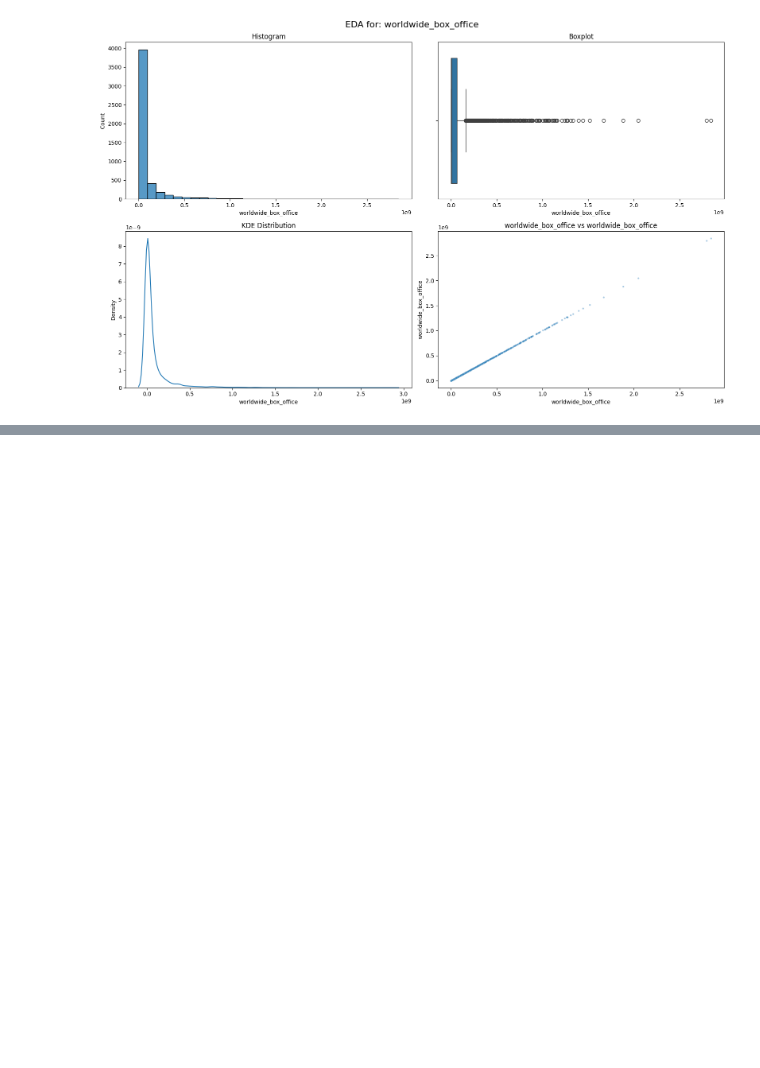
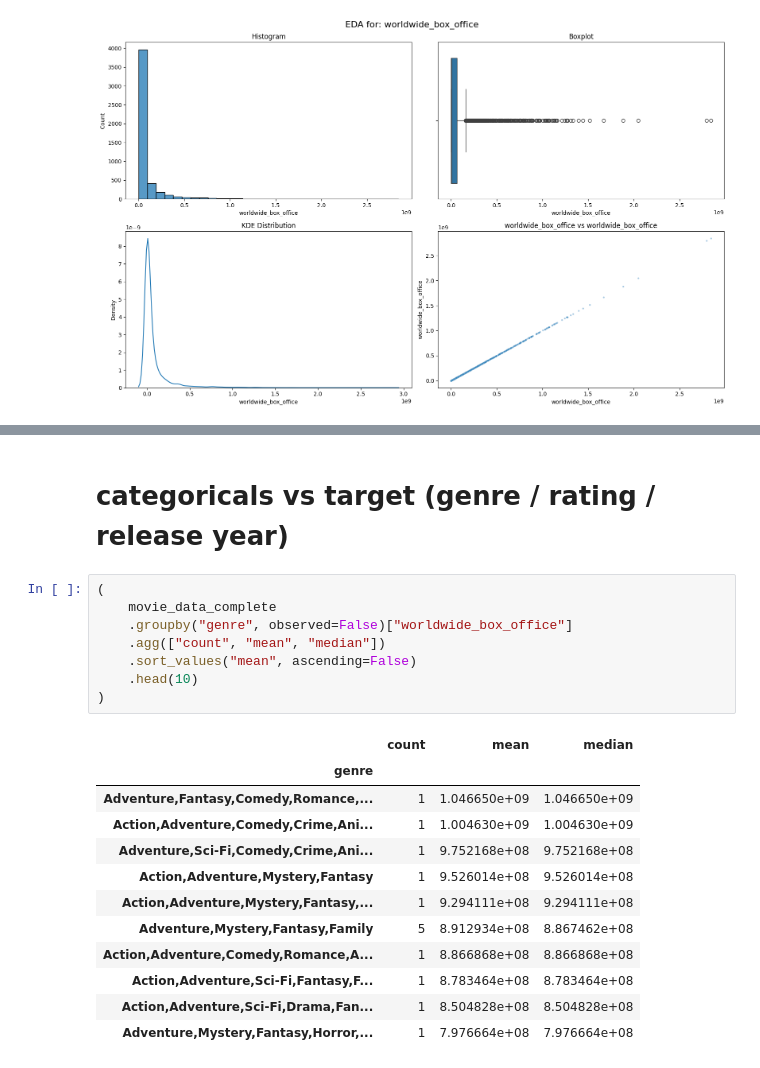
Before and after one commit to Simerblur/bjj, a Jupyter notebook: Main_project copy.ipynb, the cells around one changed output, grey strips where cells are left out. Saved outputs shown, nothing was run; the diff lists cells and outputs as text; blank space fills up the shorter version.

```diff
--- a/Main_project copy.ipynb
+++ b/Main_project copy.ipynb
@@ -783,0 +747,23 @@ runtime: Rho = nan, P-value = nan
+# %% [markdown]
+# categoricals vs target (genre / rating / release year)
+# %%
+(
+    movie_data_complete
+    .groupby("genre", observed=False)["worldwide_box_office"]
+    .agg(["count", "mean", "median"])
+    .sort_values("mean", ascending=False)
+    .head(10)
+)
+# %% [output]
+|  | count | mean | median |
+| genre |  |  |  |
+| Adventure,Fantasy,Comedy,Romance,... | 1 | 1.046650e+09 | 1.046650e+09 |
+| Action,Adventure,Comedy,Crime,Ani... | 1 | 1.004630e+09 | 1.004630e+09 |
+| Adventure,Sci-Fi,Comedy,Crime,Ani... | 1 | 9.752168e+08 | 9.752168e+08 |
+| Action,Adventure,Mystery,Fantasy | 1 | 9.526014e+08 | 9.526014e+08 |
+| Action,Adventure,Mystery,Fantasy,... | 1 | 9.294111e+08 | 9.294111e+08 |
+| Adventure,Mystery,Fantasy,Family | 5 | 8.912934e+08 | 8.867462e+08 |
+| Action,Adventure,Comedy,Romance,A... | 1 | 8.866868e+08 | 8.866868e+08 |
+| Action,Adventure,Sci-Fi,Fantasy,F... | 1 | 8.783464e+08 | 8.783464e+08 |
+| Action,Adventure,Sci-Fi,Drama,Fan... | 1 | 8.504828e+08 | 8.504828e+08 |
+| Adventure,Mystery,Fantasy,Horror,... | 1 | 7.976664e+08 | 7.976664e+08 |
```
Also changed, not shown: parts of 21 cells of this notebook, 1 other file.
